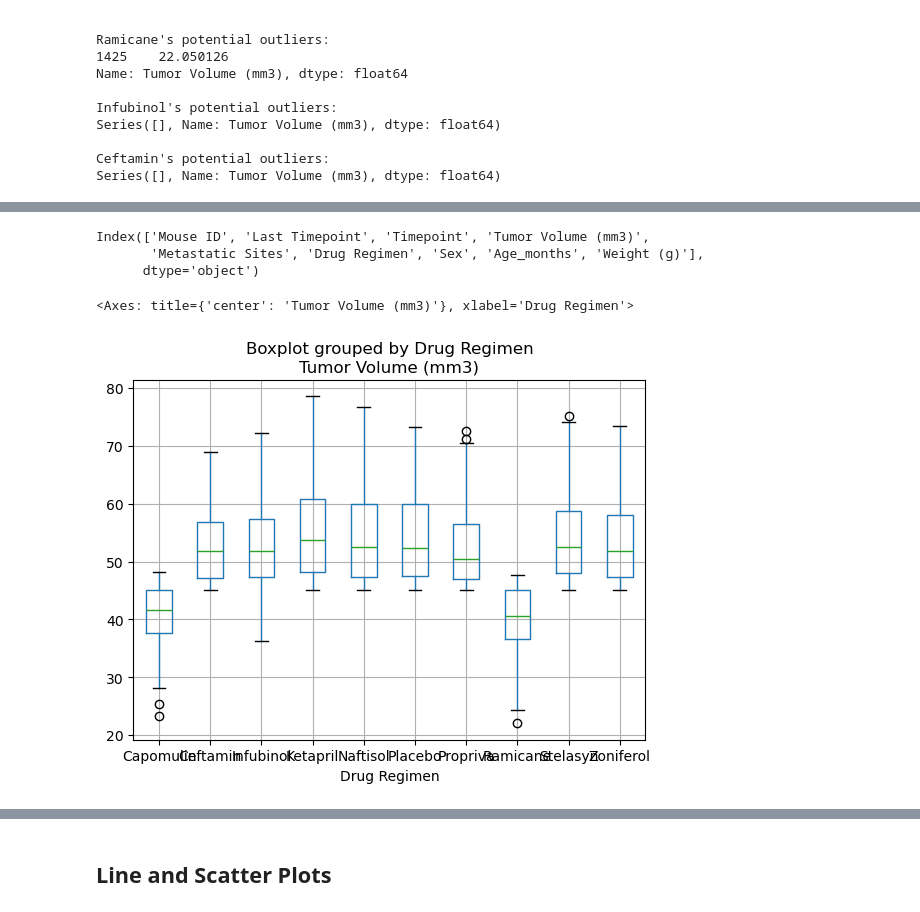
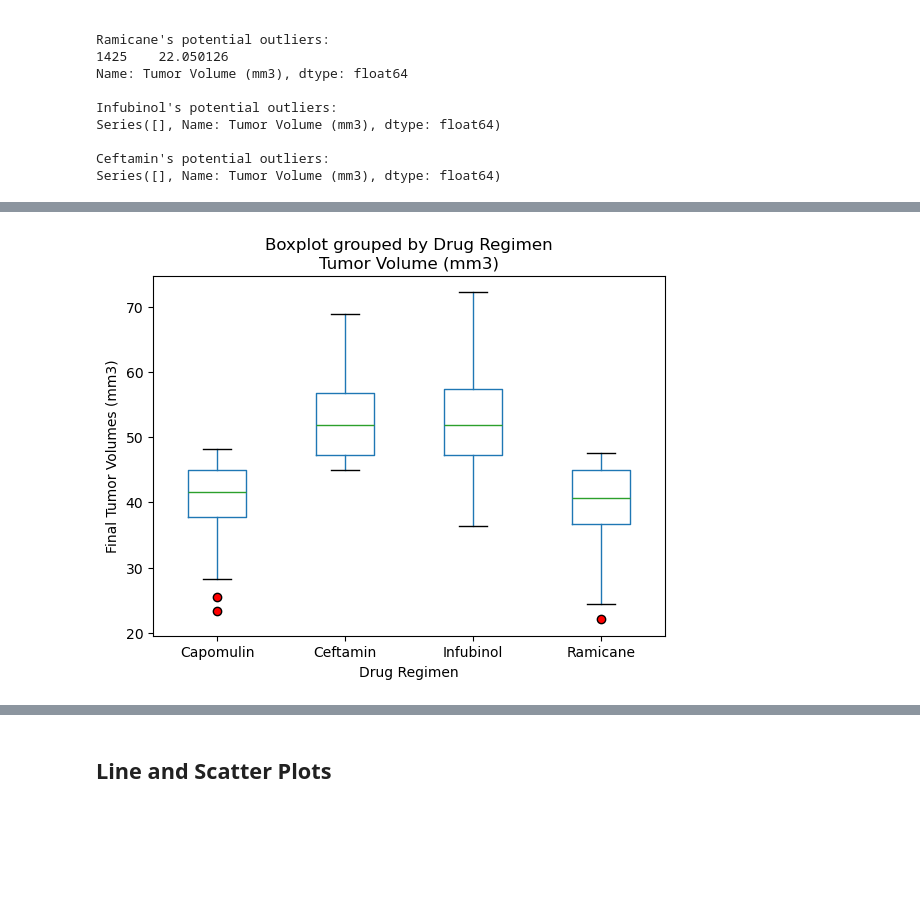
Before and after one commit to reikanger/pymaceuticals, a Jupyter notebook: Pymaceuticals/pymaceuticals.ipynb, the cells around one changed output, grey strips where cells are left out. Drawn from its saved outputs; the diff is of its cells as text; code cells hidden in the pictures; blank space fills up the shorter version.

```diff
--- a/Pymaceuticals/pymaceuticals.ipynb
+++ b/Pymaceuticals/pymaceuticals.ipynb
@@ -271,13 +248,16 @@ regimens_df
-# %%
-regimens_df.columns
-# %% [output]
-Index(['Mouse ID', 'Last Timepoint', 'Timepoint', 'Tumor Volume (mm3)',
-       'Metastatic Sites', 'Drug Regimen', 'Sex', 'Age_months', 'Weight (g)'],
-      dtype='object')
 # %%
 # Generate a box plot that shows the distrubution of the tumor volume for each treatment group.
+regimens_re = "Capomulin|Ramicane|Infubinol|Ceftamin"
+filtered_df = regimens_df[regimens_df['Drug Regimen'].str.match(regimens_re)]
 
-regimens_df.boxplot(column=['Tumor Volume (mm3)'], by='Drug Regimen')
+filtered_df.boxplot(
+    column=['Tumor Volume (mm3)'],
+    by='Drug Regimen',
+    grid=False,
+    flierprops={'markerfacecolor': 'red'}
+)
+
+plt.ylabel("Final Tumor Volumes (mm3)")
+plt.show()
 # %% [output]
-<Axes: title={'center': 'Tumor Volume (mm3)'}, xlabel='Drug Regimen'>
-[figure, old version]
+[figure, new version]
```
Also changed, not shown: parts of 13 cells of this notebook.
